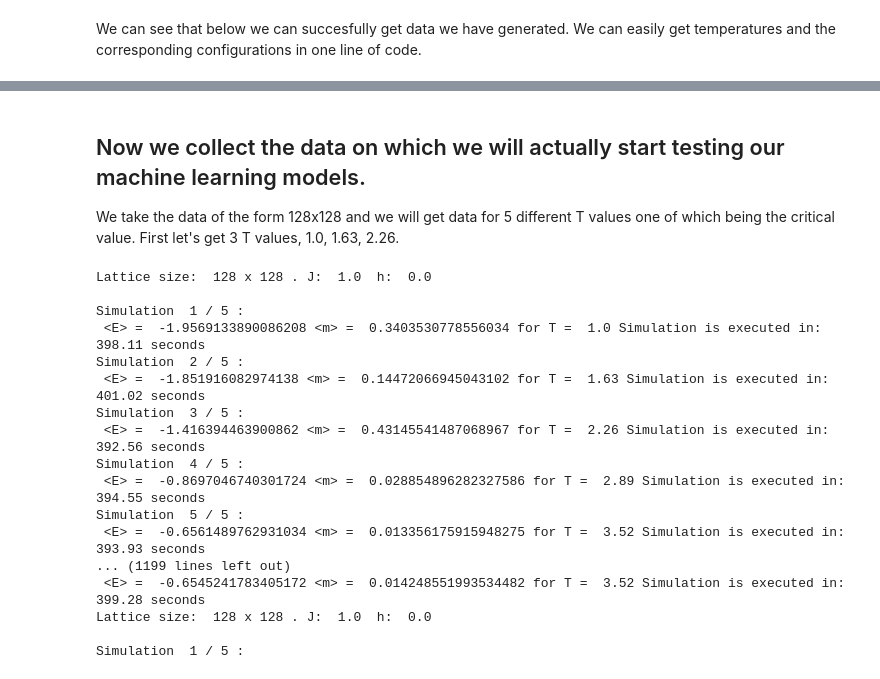
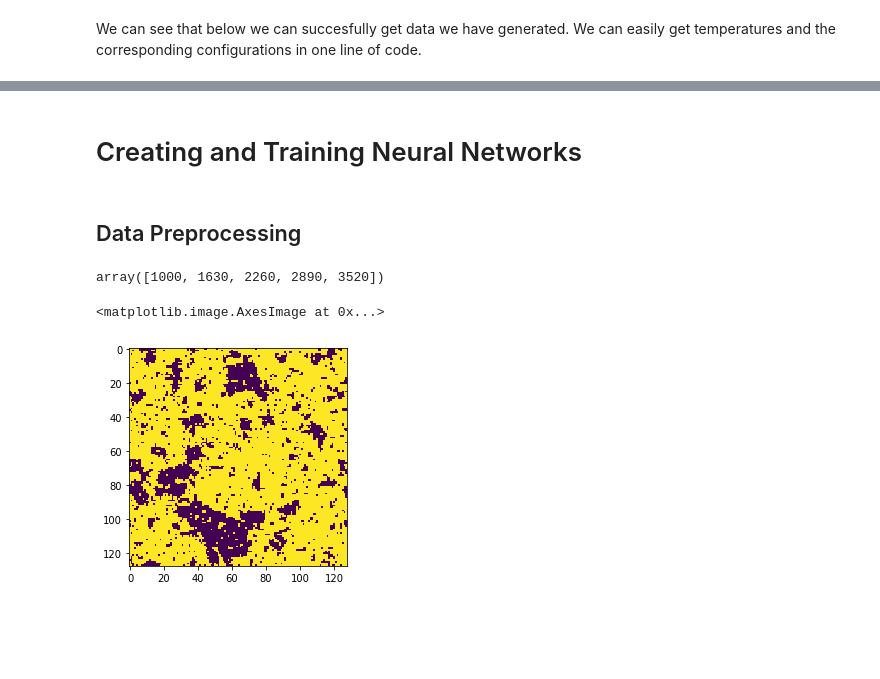
Before and after one commit to DisQS/MachineLearning-IsingModel2D, a Jupyter notebook: MachineLearning-IsingModel2D_Monte_Carlo_Simulation.ipynb, the cells around one changed output, grey strips where cells are left out. Cells and saved outputs as stored; diff of their text form; code cells hidden in the pictures; blank space fills up the shorter version.

Commit message:
Add files via upload
Last version before April 2nd Metting:

```diff
--- a/MachineLearning-IsingModel2D_Monte_Carlo_Simulation.ipynb
+++ b/MachineLearning-IsingModel2D_Monte_Carlo_Simulation.ipynb
@@ -347,14 +340,14 @@ def read_data(lattice_size, J,h,T_init,T_final,seed,num_samples):
     # We define the T_index as the index number of the values of T
     # written in the file name, seperated by "_". So in this case e.g.
     # file_name = ...._T_1545_seed_1001
-    # index: 1 gives lattice size
+    # index: 2 gives value of lattice size
     # index: 10 gives value of "seed"
     # index from last: 3 gives 1545 i.e. the value of T
 
-    T_INDEX_FROM_LAST = 3
     L_INDEX = 2
     J_INDEX = 4
     H_INDEX = 6
+    T_INDEX = 8
     SEED_INDEX = 10
 
     # We scale up the T values to search and parse directories
@@ -365,6 +358,7 @@ def read_data(lattice_size, J,h,T_init,T_final,seed,num_samples):
     sub_directories = np.asarray([f.path for f in os.scandir(MAIN_DIRECTORY) if f.is_dir()])
     # Now we parse the T values from the directory names
     parsed_T_values = np.zeros(sub_directories.size)
+
     for dir_names in np.arange(sub_directories.size):
         # First we split the directory names with "_"
         sub_directories[dir_names] = sub_directories[dir_names].lstrip(MAIN_DIRECTORY + "/")
@@ -376,7 +370,7 @@ def read_data(lattice_size, J,h,T_init,T_final,seed,num_samples):
                     split_directory_name[SEED_INDEX].astype(int) == seed
         if condition:
             # Now we take the T values.
-            parsed_T_values[dir_names] = split_directory_name[split_directory_name.size - T_INDEX_FROM_LAST]
+            parsed_T_values[dir_names] = split_directory_name[T_INDEX]
 
     # Now we drop the values that are not in the [T_init,T_final] interval
     # First, all the values less than T_init will be changed to zero
@@ -550,33 +528,21 @@ array([[[-1., -1., -1., ..., -1., -1., -1.],
-# %% [markdown]
-<h2>Now we collect the data on which we will actually start testing our machine learning models.</h2>
-<p>We take the data of the form 128x128 and we will get data for 5 different T values one of which being the critical value. First let's get 3 T values, 1.0, 1.63, 2.26. </p>
+# %% [markdown]
+<h1>Creating and Training Neural Networks</h1>
+# %% [markdown]
+<h2>Data Preprocessing</h2>
 # %%
-for i in np.arange(200):
-    SEED = i
-    collect_monte_carlo_data(lattice_size = 128 ,
-                         J = 1.0 ,
-                         h = 0.0 ,
-                         T_init = 1.0 ,
-                         T_final = 3.52 ,
-                         T_increment = 0.63 ,
-                         num_scans = 1000 ,
-                         num_scans_4_equilibrium = 1000 ,
-                         frequency_sweeps_to_collect_magnetization = 35)
+temperatures, configurations = get_configurations(lattice_size = 128 ,
+                                                  J = 1.0 ,
+                                                  h = 0 ,
+                                                  T_init = 1.000 ,
+                                                  T_final = 3.520 ,
+                                                  seed = 0 ,
+                                                  num_samples = 5)
-# %% [output]
-Lattice size:  128 x 128 . J:  1.0  h:  0.0
-
-Simulation  1 / 5 :
- <E> =  -1.9569133890086208 <m> =  0.3403530778556034 for T =  1.0 Simulation is executed in:   398.11 seconds
-Simulation  2 / 5 :
- <E> =  -1.851916082974138 <m> =  0.14472066945043102 for T =  1.63 Simulation is executed in:   401.02 seconds
-Simulation  3 / 5 :
- <E> =  -1.416394463900862 <m> =  0.43145541487068967 for T =  2.26 Simulation is executed in:   392.56 seconds
-Simulation  4 / 5 :
- <E> =  -0.8697046740301724 <m> =  0.028854896282327586 for T =  2.89 Simulation is executed in:   394.55 seconds
-Simulation  5 / 5 :
- <E> =  -0.6561489762931034 <m> =  0.013356175915948275 for T =  3.52 Simulation is executed in:   393.93 seconds
-... (1199 lines left out)
- <E> =  -0.6545241783405172 <m> =  0.014248551993534482 for T =  3.52 Simulation is executed in:   399.28 seconds
-Lattice size:  128 x 128 . J:  1.0  h:  0.0
-
-Simulation  1 / 5 :
+# %%
+temperatures
+# %% [output]
+array([1000, 1630, 2260, 2890, 3520])
+# %%
+plt.imshow(configurations[2])
+# %% [output]
+<matplotlib.image.AxesImage at 0x...>
+[figure, added]
```
Also changed, not shown: parts of 14 cells of this notebook.
